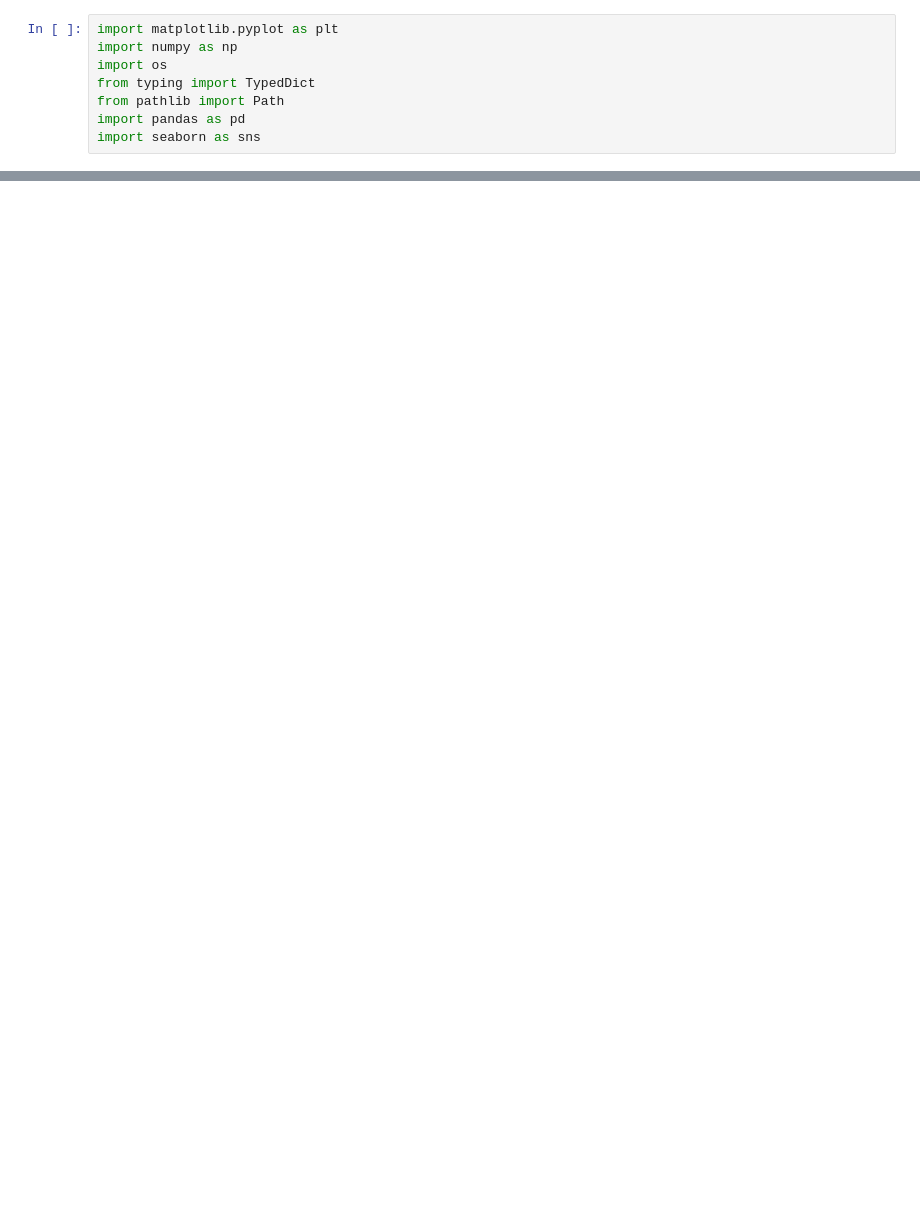
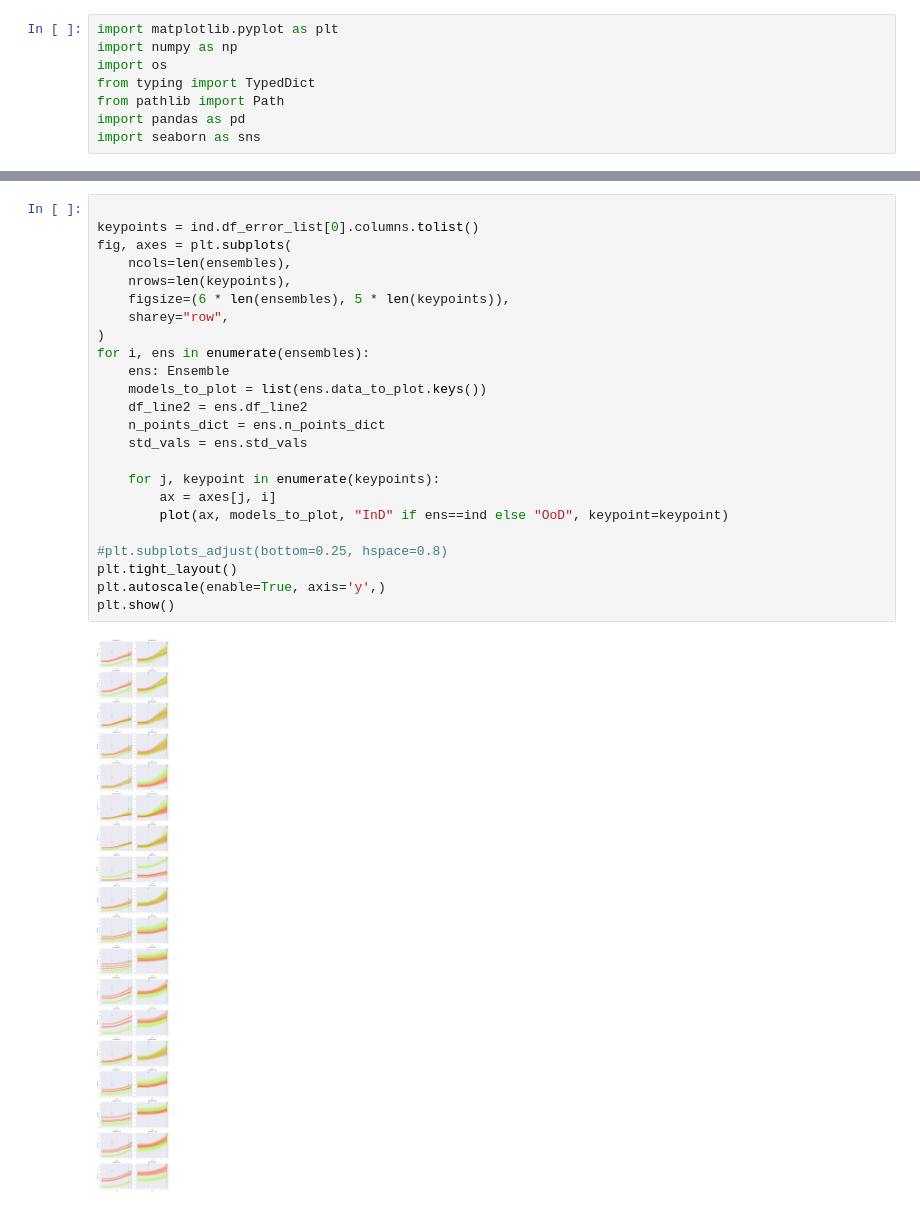
Before and after one commit to ksikka/lightning-pose, a Jupyter notebook: paw_ood_pixel_error_simple.ipynb, the cells around one changed output, grey strips where cells are left out. Drawn from its saved outputs; the diff is of its cells as text; blank space fills up the shorter version.

```diff
--- a/paw_ood_pixel_error_simple.ipynb
+++ b/paw_ood_pixel_error_simple.ipynb
@@ -433,0 +447,26 @@ plt.show()
+# %%
+
+keypoints = ind.df_error_list[0].columns.tolist()
+fig, axes = plt.subplots(
+    ncols=len(ensembles),
+    nrows=len(keypoints),
+    figsize=(6 * len(ensembles), 5 * len(keypoints)),
+    sharey="row",
+)
+for i, ens in enumerate(ensembles):
+    ens: Ensemble
+    models_to_plot = list(ens.data_to_plot.keys())
+    df_line2 = ens.df_line2
+    n_points_dict = ens.n_points_dict
+    std_vals = ens.std_vals
+
+    for j, keypoint in enumerate(keypoints):
+        ax = axes[j, i]
+        plot(ax, models_to_plot, "InD" if ens==ind else "OoD", keypoint=keypoint)
+
+#plt.subplots_adjust(bottom=0.25, hspace=0.8)
+plt.tight_layout()
+plt.autoscale(enable=True, axis='y',)
+plt.show()
+# %% [output]
+[figure, added]
```
Also changed, not shown: parts of 4 cells of this notebook.
